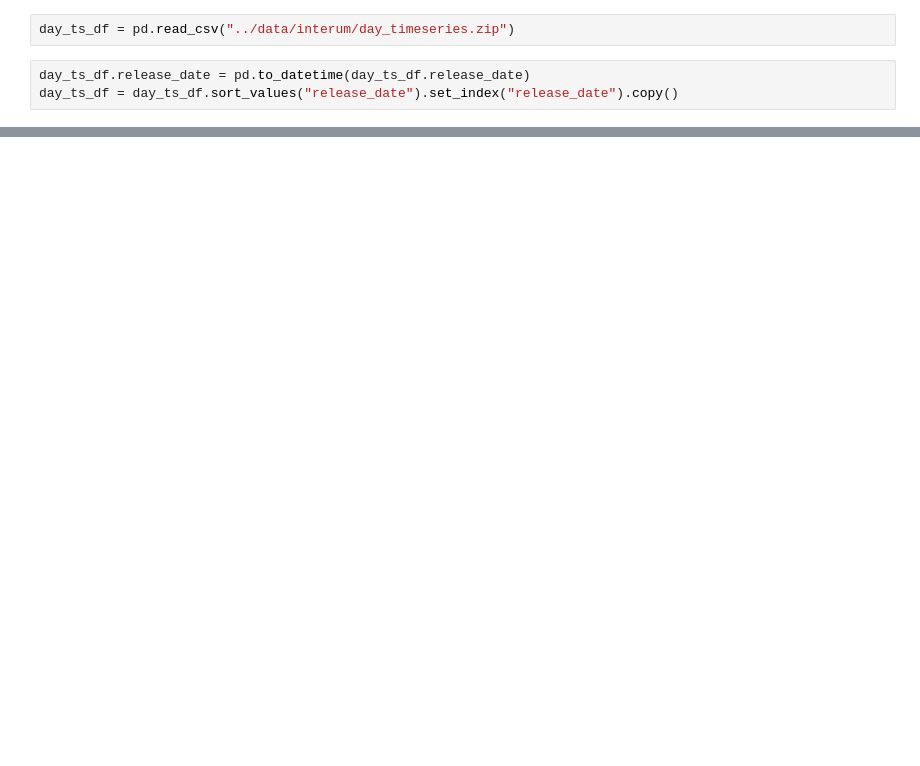
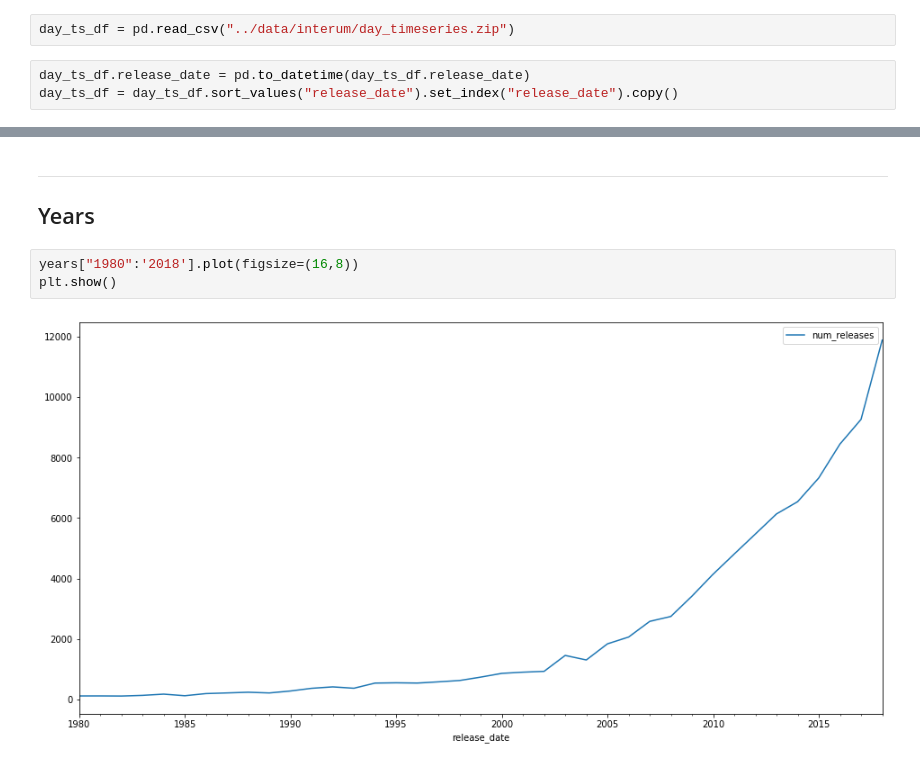
Before and after one commit to QED0711/spotify-predictive-analysis, a Jupyter notebook: exploration/qd_072819_timeseries_release_date.ipynb, the cells around one changed output, grey strips where cells are left out. Drawn from its saved outputs; the diff is of its cells as text; blank space fills up the shorter version.

```diff
--- a/exploration/qd_072819_timeseries_release_date.ipynb
+++ b/exploration/qd_072819_timeseries_release_date.ipynb
@@ -63,0 +84,8 @@ plt.tight_layout()
+# %% [markdown]
+***
+## Years
+# %%
+years["1980":'2018'].plot(figsize=(16,8))
+plt.show()
+# %% [output]
+[figure, added]
```
Also changed, not shown: parts of 16 cells of this notebook, 2 other files.
